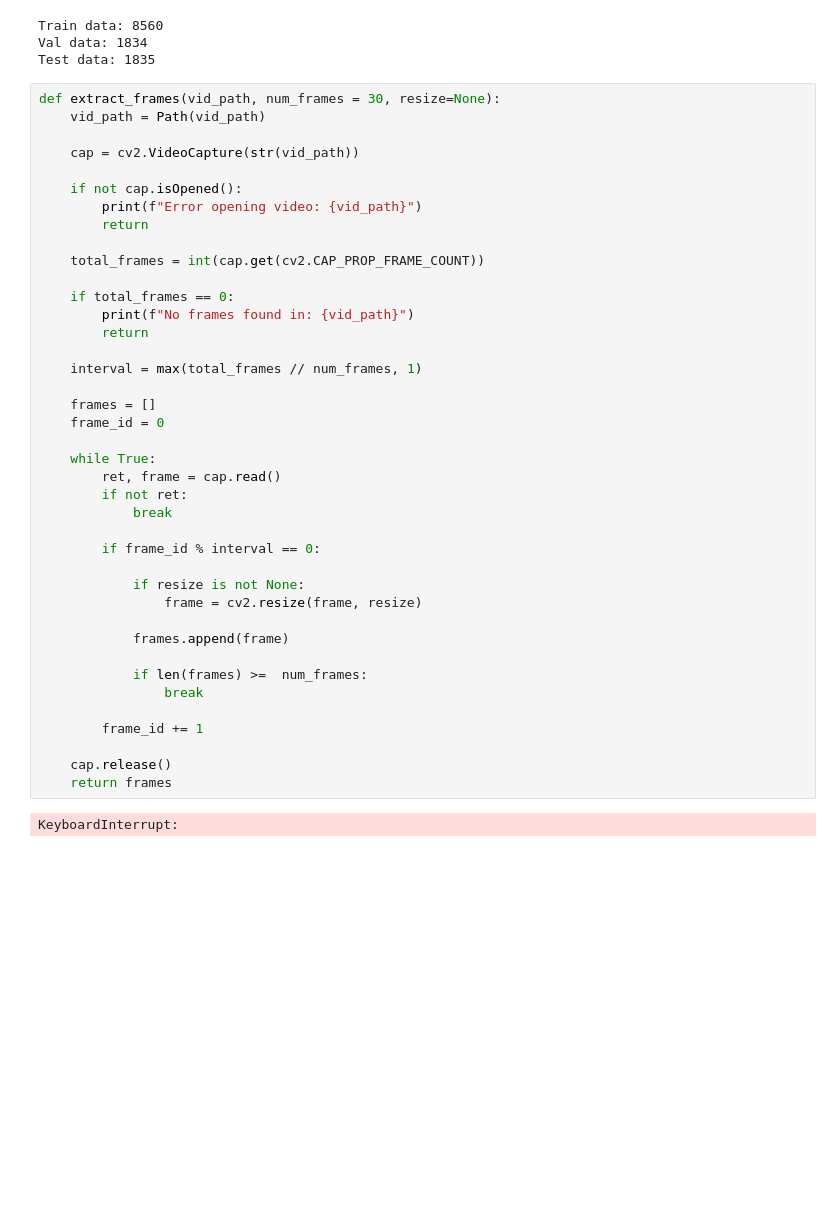
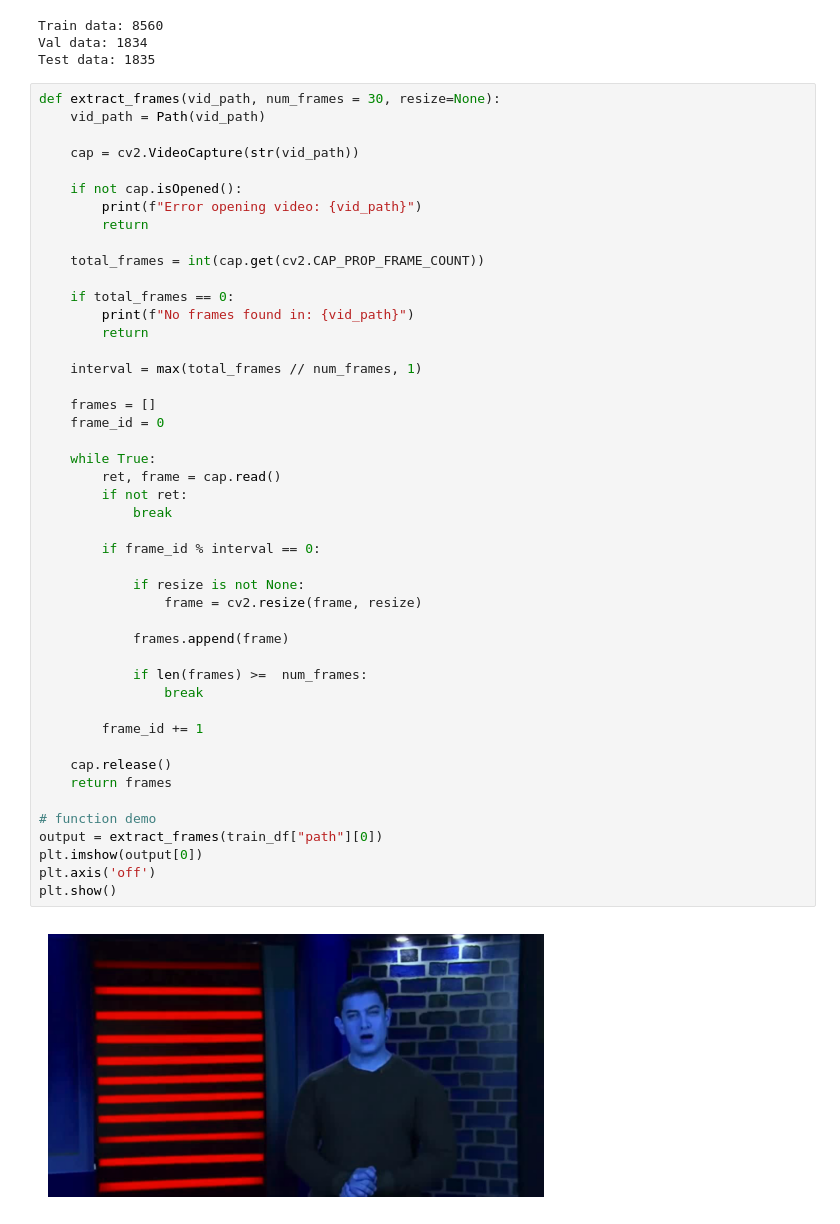
Before and after one commit to Rvp0310/DeepFake_Video_Detection, a Jupyter notebook: Notebook_01.ipynb, the cells around one changed output. Cells and saved outputs as stored; diff of their text form; blank space fills up the shorter version.

Commit message:
Demo Of Frame Extraction Function Done

```diff
--- a/Notebook_01.ipynb
+++ b/Notebook_01.ipynb
@@ -109,31 +109,37 @@ def extract_frames(vid_path, num_frames = 30, resize=None):
 
     if total_frames == 0:
         print(f"No frames found in: {vid_path}")
         return
 
     interval = max(total_frames // num_frames, 1)
 
     frames = []
     frame_id = 0
 
     while True:
         ret, frame = cap.read()
         if not ret:
             break
 
         if frame_id % interval == 0:
 
             if resize is not None:
                 frame = cv2.resize(frame, resize)
 
             frames.append(frame)
 
             if len(frames) >=  num_frames:
                 break
 
         frame_id += 1
 
     cap.release()
     return frames
+
+# function demo
+output = extract_frames(train_df["path"][0])
+plt.imshow(output[0])
+plt.axis('off')
+plt.show()
 # %% [output]
-KeyboardInterrupt:
+[figure, added]
```
Also changed, not shown: parts of 1 cell of this notebook.
